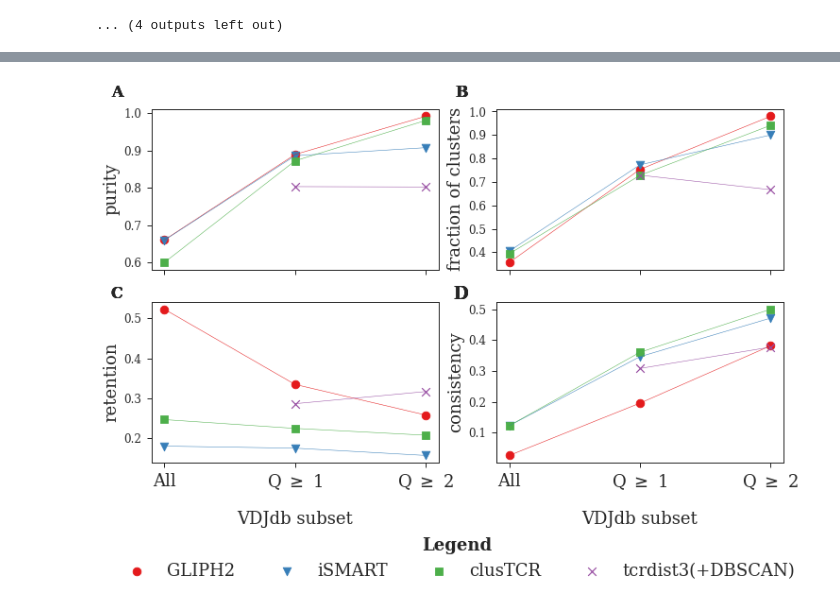
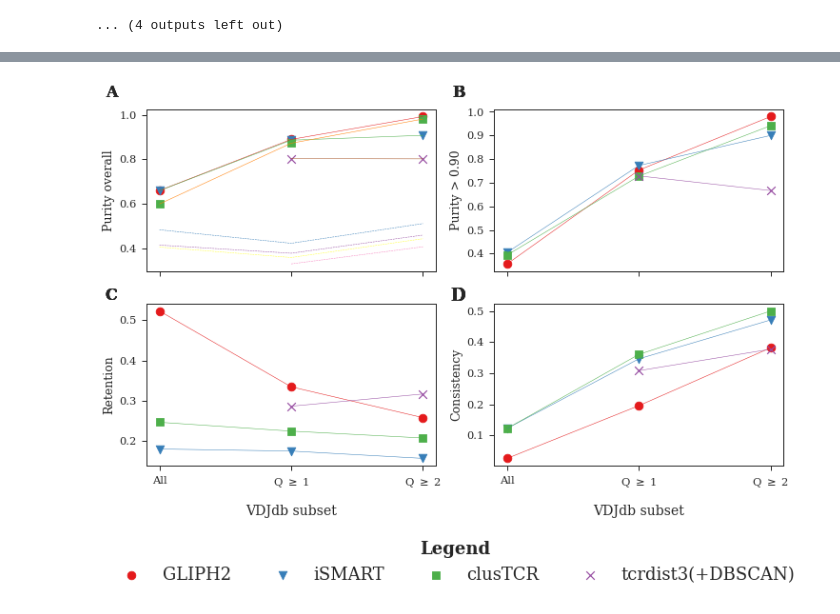
Before and after one commit to svalkiers/clusTCR, a Jupyter notebook: analysis/compare_methods.ipynb, the cells around one changed output, grey strips where cells are left out. Drawn from its saved outputs; the diff is of its cells as text; code cells hidden in the pictures.

```diff
--- a/analysis/compare_methods.ipynb
+++ b/analysis/compare_methods.ipynb
@@ -29,10 +28,0 @@ sns.set_context('paper', font_scale=1.3)    # single-column figure
-# %%
-data = pd.read_csv('results/method_comparison_speed.tsv', sep = '\t')
-data = data[data['n_sequences']<=10**6]
-methods = data.columns[:-1]
-n_seq = data[data.columns[-1]]
-colors = ['tab:blue', 'tab:orange', '']
-markers = ["o", "v", "s", "x"]
-
-for (method, marker) in zip(methods, markers):
-    print(method, marker)
@@ -244,97 +154,115 @@ def plot_metric(data, metric, title=None, y_label=None):
 # %%
+data = pd.read_csv('results/method_comparison_accuracy.tsv', sep = '\t')
+
+# Generate figure
+fig, ((ax1, ax2), (ax3, ax4)) = plt.subplots(2, 2, figsize=(12,8), sharex=True)
+
+# Set x-axis labels
 locs = [0, 1, 2]
 labels = ['All', 'Q $\geq$ 1', 'Q $\geq$ 2']
-
-fig, ((ax1, ax2), (ax3, ax4)) = plt.subplots(2, 2, figsize=(12,8), sharex=True)
-# fig.suptitle('Benchmarking TCR clustering approaches', fontsize=30, fontweight='bold', y=1.02)
-
 plt.setp(((ax1, ax2), (ax3, ax4)), xticks=locs, xticklabels=labels)
 
-# plt.sca(ax1)
-# plt.xticks(range(3), ['A', 'Big', 'Cat'], color='red')
-
+# Different metrics
 m1 = data[data['metrics']=='purity']
 m2 = data[data['metrics']=='purity_90']
 m3 = data[data['metrics']=='retention']
 m4 = data[data['metrics']=='consistency']
 
+# Different marker for each method
 markers = ["o", "v", "s", "x"]
+
+##########
+# PURITY #
+##########
 
 for (marker,method) in zip(markers,m1.method.unique()):
     x = m1[m1['method']==method].q
     y = m1[m1['method']==method].actual
-#     ax1.plot(x, y)
     ax1.scatter(x, y, marker=marker, s=75)
-    ax1.set_ylabel('purity', fontsize = 18)
-    ax1.set_xlabel('', fontsize = 18, labelpad=20)
-    ax1.tick_params(axis='y', which='major', labelsize=12)
-    ax1.tick_params(axis='x', which='major', labelsize=18)
+    ax1.set_ylabel('Purity overall')
+    ax1.set_xlabel('')
+#     ax1.tick_params(axis='y', which='major', labelsize=12)
+#     ax1.tick_params(axis='x', which='major', labelsize=18)
     ax1.text(-0.1, 1.15, 'A', transform=ax1.transAxes,fontsize=16, fontweight='bold', va='top', ha='right')
+
+#############
+# PURITY_90 #
+#############
 
 for (marker,method) in zip(markers,m1.method.unique()):
     x = m2[m2['method']==method].q
     y = m2[m2['method']==method].actual
-#     ax2.plot(x, y)
     ax2.scatter(x, y, marker=marker,s=75)
-    ax2.set_ylabel('fraction of clusters', fontsize = 18)
-    ax2.set_xlabel('', fontsize = 18, labelpad=20)
-    ax2.tick_params(axis='y', which='major', labelsize=12)
-    ax2.tick_params(axis='x', which='major', labelsize=18)
+    ax2.set_ylabel('Purity > 0.90')
+    ax2.set_xlabel('')
+#     ax2.tick_params(axis='y', which='major', labelsize=12)
+#     ax2.tick_params(axis='x', which='major', labelsize=18)
     ax2.text(-0.1, 1.15, 'B', transform=ax2.transAxes,fontsize=16, fontweight='bold', va='top', ha='right')
+
+#############
+# RETENTION #
+#############
 
 for (marker,method) in zip(markers,m1.method.unique()):
     x = m3[m3['method']==method].q
     y = m3[m3['method']==method].actual
-#     ax3.plot(x, y)
     ax3.scatter(x, y, marker=marker, s=75)
-    ax3.set_ylabel('retention', fontsize = 18)
-    ax3.set_xlabel('VDJdb subset', fontsize = 18, labelpad=20)
-    ax3.tick_params(axis='y', which='major', labelsize=12)
-    ax3.tick_params(axis='x', which='major', labelsize=18)
+    ax3.set_ylabel('Retention')
+    ax3.set_xlabel('VDJdb subset', fontsize = 14, labelpad=16)
+#     ax3.tick_params(axis='y', which='major', labelsize=12)
+#     ax3.tick_params(axis='x', which='major', labelsize=18)
     ax3.text(-0.1, 1.10, 'C', transform=ax3.transAxes,fontsize=16, fontweight='bold', va='top', ha='right')
+
+###############
+# CONSISTENCY #
+###############
 
 for (marker,method) in zip(markers,m1.method.unique()):
     x = m4[m4['method']==method].q
     y = m4[m4['method']==method].actual
-#     ax4.plot(x, y)
     ax4.scatter(x, y, marker=marker, s=75)
-    ax4.set_ylabel('consistency', fontsize = 18)
-    ax4.set_xlabel('VDJdb subset', fontsize = 18, labelpad=20)
-    ax4.tick_params(axis='y', which='major', labelsize=12)
-    ax4.tick_params(axis='x', which='major', labelsize=18)
+    ax4.set_ylabel('Consistency')
+    ax4.set_xlabel('VDJdb subset', fontsize = 14, labelpad=16)
+#     ax4.tick_params(axis='y', which='major', labelsize=12)
+#     ax4.tick_params(axis='x', which='major', labelsize=18)
     ax4.text(-0.1, 1.10, 'D', transform=ax4.transAxes,fontsize=18, fontweight='bold', va='top', ha='right')
 
 fig.subplots_adjust(bottom=0.23)
 
+# Set figure legend
 legend_labels = ['GLIPH2', 'iSMART', 'clusTCR', 'tcrdist3(+DBSCAN)']
 legend = fig.legend([ax1, ax2, ax3, ax4],
                     labels=legend_labels,
                     loc="lower center",
                     borderaxespad=.1,
                     title="Legend",
                     fontsize="18",
                     ncol=4,
                     bbox_to_anchor=(.5, 0)
                    )
+plt.setp(legend.get_title(),fontsize='18', fontweight='bold')
 
+# Connect data points
 for method in m1.method.unique():
     x = m1[m1['method']==method].q
-    y = m1[m1['method']==method].actual
-    ax1.plot(x, y, lw=.5)
+    y_a = m1[m1['method']==method].actual
+    y_b = m1[m1['method']==method].baseline
+    ax1.plot(x, y_a, lw=.5)
+    ax1.plot(x, y_b, lw=.5, linestyle='--')
 for method in m1.method.unique():
     x = m2[m2['method']==method].q
     y = m2[m2['method']==method].actual
     ax2.plot(x, y, lw=.5)
 for method in m1.method.unique():
     x = m3[m3['method']==method].q
     y = m3[m3['method']==method].actual
     ax3.plot(x, y, lw=.5)
 for method in m1.method.unique():
     x = m4[m4['method']==method].q
     y = m4[m4['method']==method].actual
     ax4.plot(x, y, lw=.5)
 
-plt.setp(legend.get_title(),fontsize='18', fontweight='bold')
-plt.savefig('methods_comparison_accuracy.eps', format='eps', bbox_inches='tight')
+# Save figure
+# fig.savefig('results/figures/methods_comparison_accuracy.eps', format='eps', bbox_inches='tight')
 # %% [output]
-[figure, old version]
+[figure, new version]
```
Also changed, not shown: parts of 24 cells of this notebook, 8 other files.
